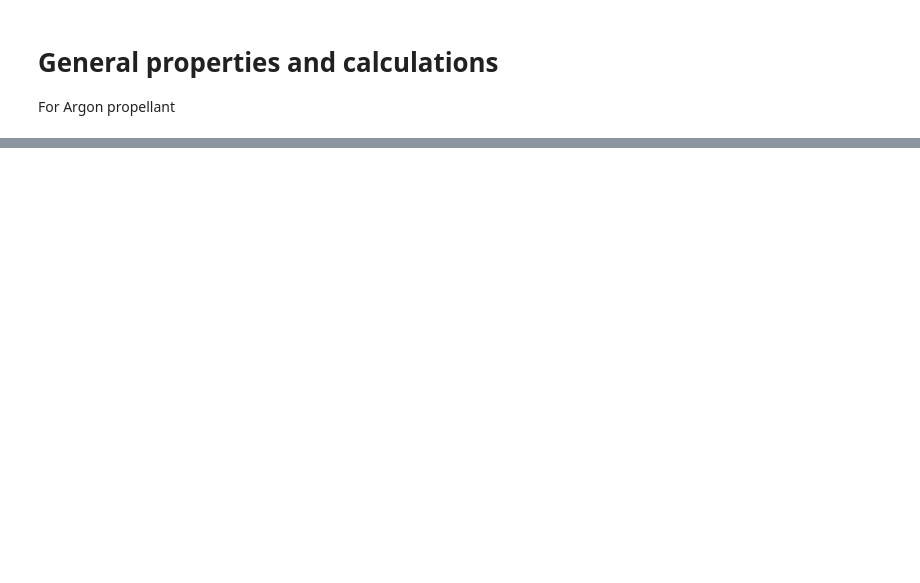
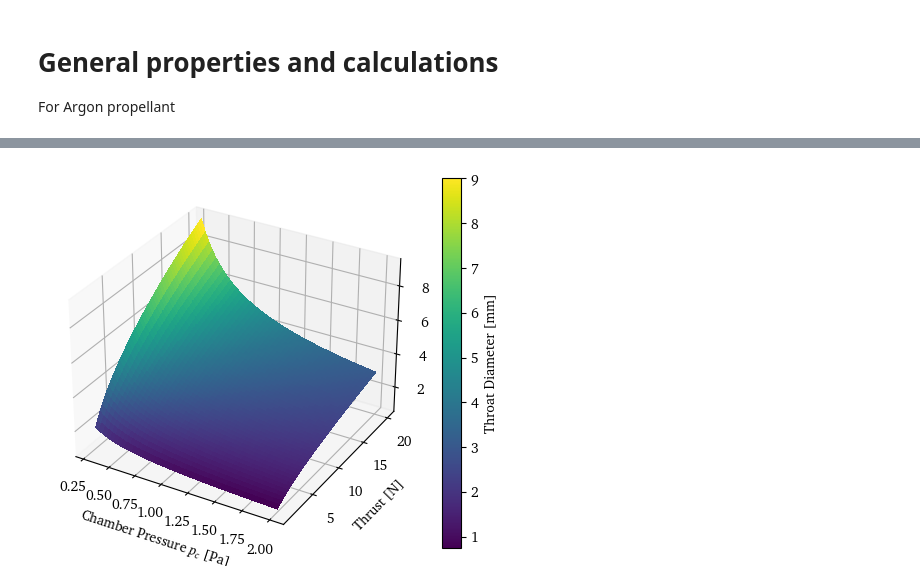
Before and after one commit to eeduplay/MScThesis, a Jupyter notebook: code/generalData.ipynb, the cells around one changed output, grey strips where cells are left out. Cells and saved outputs as stored; diff of their text form; code cells hidden in the pictures; blank space fills up the shorter version.

Commit message:
throat area calculation

```diff
--- a/code/generalData.ipynb
+++ b/code/generalData.ipynb
@@ -97,0 +113,18 @@ plt.show()
+# %%
+# Chamber pressure/thrust effect on throat diameter, assuming ideal exp
+desired_thrust = np.linspace(1,20)  # N
+CHAMBER_PRESSURES, THRUSTS = np.meshgrid(chamber_pressures, desired_thrust)
+THROAT_AREA = (CHAMBER_PRESSURES
+               * it.cf_ideal(gamma, standard_pressure, CHAMBER_PRESSURES)
+               / THRUSTS)**-1
+THROAT_DIAMETER = np.sqrt(4*THROAT_AREA/np.pi)
+fig, ax = plt.subplots(subplot_kw={"projection": "3d"})
+surf = ax.plot_surface(CHAMBER_PRESSURES, THRUSTS, THROAT_DIAMETER*1000,
+                       cmap=matplotlib.cm.viridis, linewidth=0,
+                       antialiased=False)
+ax.set_xlabel('Chamber Pressure $p_c$ [Pa]')
+ax.set_ylabel('Thrust [N]')
+fig.colorbar(surf, label='Throat Diameter [mm]')
+plt.show()
+# %% [output]
+[figure, added]
```
Also changed, not shown: parts of 9 cells of this notebook, 1 other file.
